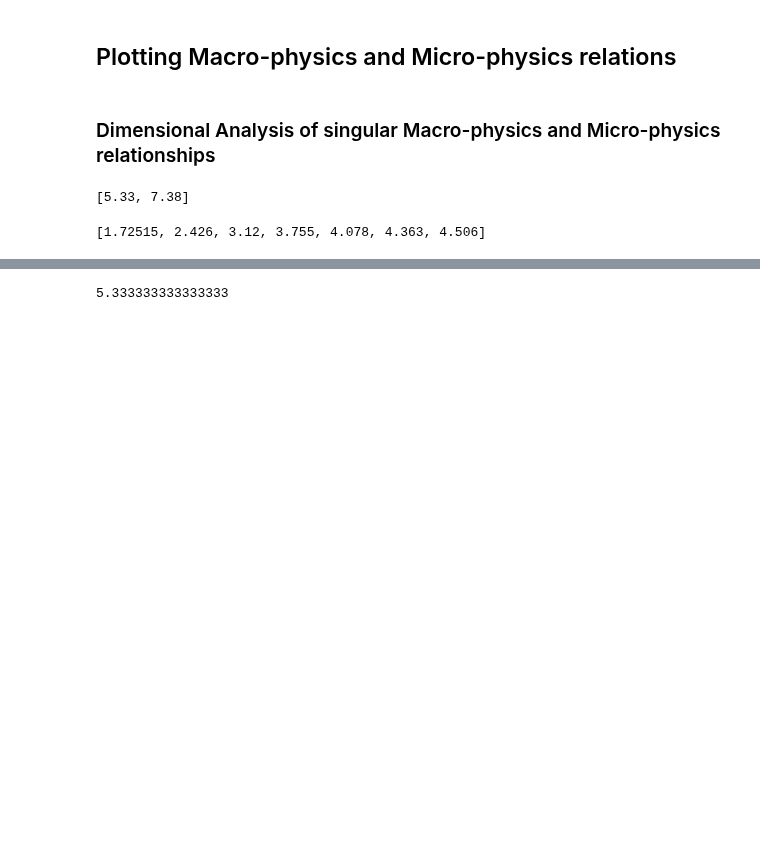
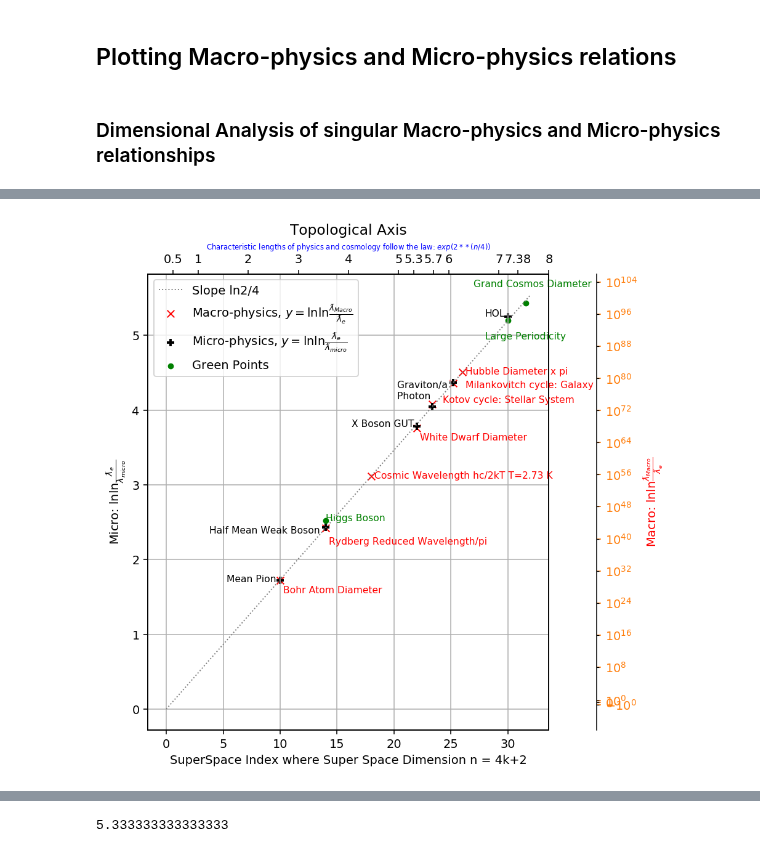
Before and after one commit to LaGuer/Jupyter-Notebook-Practice-Physical-Constants-Ratios, a Jupyter notebook: Jupyter-Notebook Practice Physical Constants Ratios.ipynb, the cells around one changed output, grey strips where cells are left out. Cells and saved outputs as stored; diff of their text form; code cells hidden in the pictures; blank space fills up the shorter version.

```diff
--- a/Jupyter-Notebook Practice Physical Constants Ratios.ipynb
+++ b/Jupyter-Notebook Practice Physical Constants Ratios.ipynb
@@ -120,18 +120,10 @@ Exercice of notation for:
 ## Plotting Macro-physics and Micro-physics relations
 # %% [markdown]
 ### Dimensional Analysis of singular Macro-physics and Micro-physics relationships
-# %%
-x6
-# %% [output]
-[5.33, 7.38]
-# %%
-y
-# %% [output]
-[1.72515, 2.426, 3.12, 3.755, 4.078, 4.363, 4.506]
 # %%
 %%time
-# %matplotlib inline
-%matplotlib notebook
+%matplotlib inline
+#%matplotlib notebook
 import matplotlib
 import numpy as np
 import matplotlib.pyplot as plt
@@ -163,7 +155,8 @@ plt.plot(x4, y4, color="grey", lw=1, linestyle=':', label=r"Slope ln2/4")
 
 # Slope
 # Atiyah
-x5 = [0.5 , 1, 2, 3, 4, 5, 5.33, 6, 7, 7.38]
+x5 = [0.5 , 1, 2, 3, 4, 5, 5.3, 5.7, 6, 7, 7.38,8]
+#x5 = np.arange[0.3 , 7.38, 0.3]
 x6 = [5.33, 7.38, 8.]
 #y5 = [0, 5.5452]
 #plt.plot(x4, y4, color="grey", lw=1, linestyle=':', label=r"Slope ln2/4")
@@ -178,6 +171,7 @@ plt.text(18, 3.09, r' Cosmic Wavelength hc/2kT T=2.73 K', fontsize=8, color="red
 plt.text(16, 3.78, r' X Boson GUT', fontsize=8, color="black")
 plt.text(22, 3.6, r' White Dwarf Diameter', fontsize=8, color="red")
 plt.text(24, 4.10, r' Kotov cycle: Stellar System', fontsize=8, color="red")
+plt.text(20, 4.15, r' Photon', fontsize=8, color="black")
 plt.text(26, 4.30, r' Milankovitch cycle: Galaxy', fontsize=8, color="red")
 plt.text(20, 4.30, r' Graviton/a', fontsize=8, color="black")
 plt.text(26, 4.48, r' Hubble Diameter x pi', fontsize=8, color="red")
@@ -186,7 +180,7 @@ plt.text(28, 5.25, r'HOL', fontsize=8, color="black")
 plt.text(27, 5.65, r'Grand Cosmos Diameter', fontsize=8, color="green")
 plt.grid(True)
 plt.legend(loc=2) # upper left corner
-plt.xlabel('SuperSpace Index where Super Space Dimension n = 4p+2')
+plt.xlabel('SuperSpace Index where Super Space Dimension n = 4k+2')
 plt.ylabel(r'Micro: $\ln\ln\frac{\lambdabar_e}{\lambda_{micro}}$')
 plt.title('Topological Axis')
 plt.arrow(1,30,0,0, head_width=0.05, head_length=0.1, fc='k', ec='k')
@@ -195,13 +189,24 @@ ax2 = plt.twinx()
 #T=arange(len(x))+0.5
 #ax.set_yticks(T)
 ax2.set_ylabel(r"Macro: lnln$\frac{\lambdabar_{Macro}}{\lambdabar_e}$", fontsize=10, color="red")
-for label in ax2.get_yticklabels():
-    label.set_color("red")
+
+#for label in ax2.get_yticklabels():
+#    label.set_color("red")
 ax3 = plt.twiny()
 #ax3.plot(x4, y4, lw=1, color="b")
 ax3.set_xlabel(r"Characteristic lengths of physics and cosmology follow the law: $exp(2**(n/4))$", fontsize=6, color="blue")
+
 for label in ax2.get_xticklabels():
-    label.set_color("grey")
+    label.set_color("pink")
 plt.xticks(x5,x5)
+ax2.xaxis.set_label_position('top')
+ax2.yaxis.set_label_position('right')
+ax2.tick_params(axis='x', colors="C1")
+ax2.tick_params(axis='y', colors="C1")
+ax2.set_ylim(-10e5,10e105)
+ax2.set_yscale('symlog',basey=10)
+ax2.spines['right'].set_position(('outward', 40))
+#ax2.spines['right'].set_position(('ax2', 1.2))
+#ax2.yscale('symlog',basey=10)
 plt.show()
 # %% [output]
@@ -209,0 +213 @@ plt.show()
+[figure, added]
```
Also changed, not shown: parts of 2 cells of this notebook.
